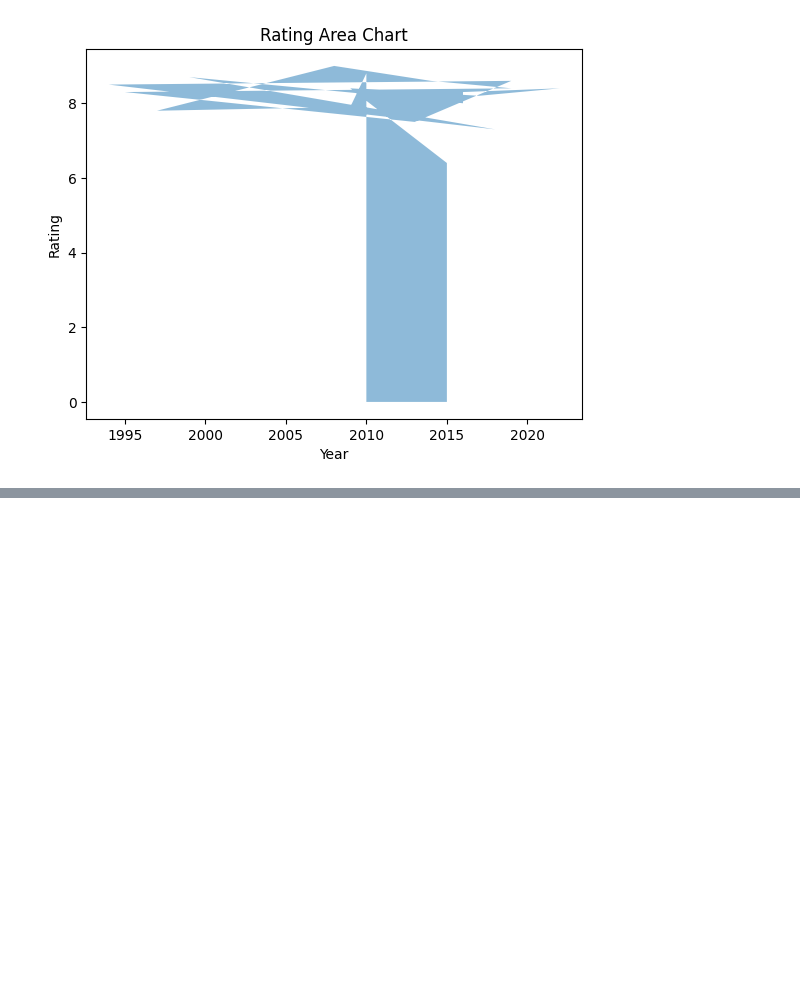
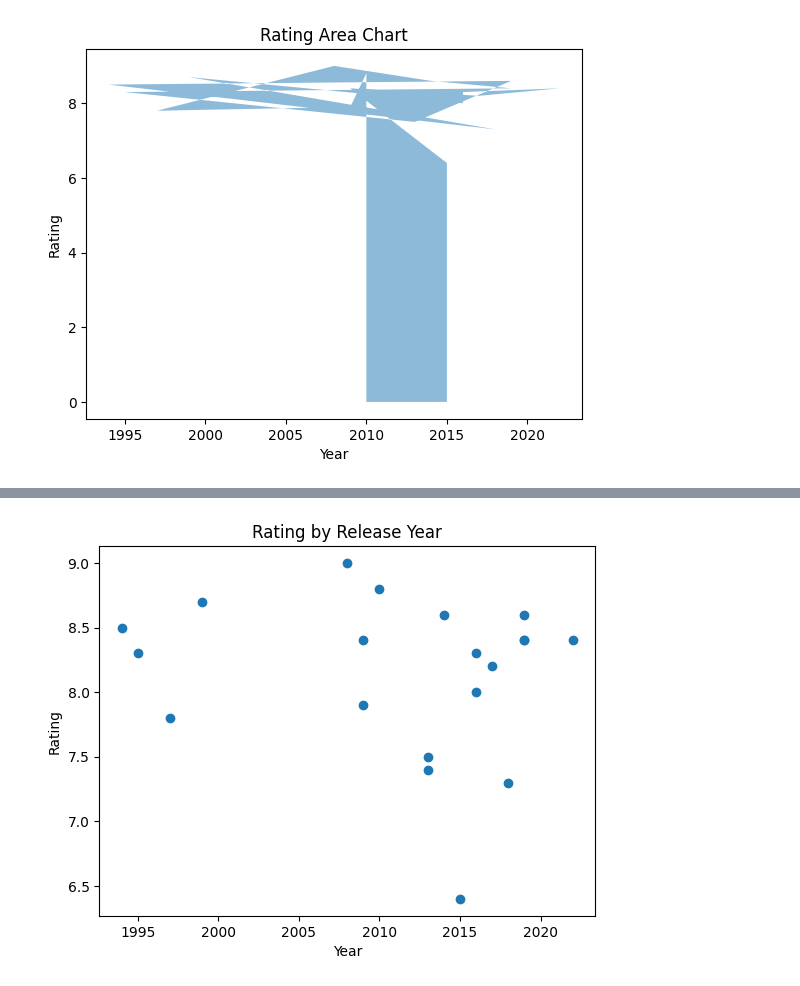
Before and after one commit to Mrunali2021/Thirdproject, a Jupyter notebook: Project.ipynb, the cells around one changed output, grey strips where cells are left out. Saved outputs shown, nothing was run; the diff lists cells and outputs as text; code cells hidden in the pictures; blank space fills up the shorter version.

```diff
--- a/Project.ipynb
+++ b/Project.ipynb
@@ -461,0 +462,8 @@ plt.show()
+# %%
+plt.scatter(df["Year"], df["Rating"])
+plt.title("Rating by Release Year")
+plt.xlabel("Year")
+plt.ylabel("Rating")
+plt.show()
+# %% [output]
+[figure, added]
```
Also changed, not shown: parts of 1 cell of this notebook.
